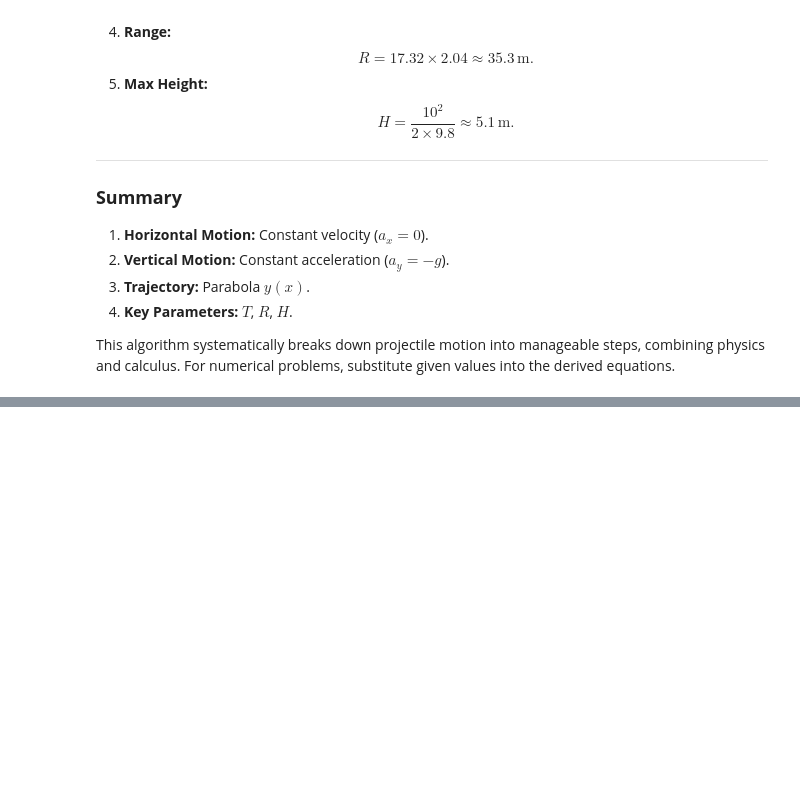
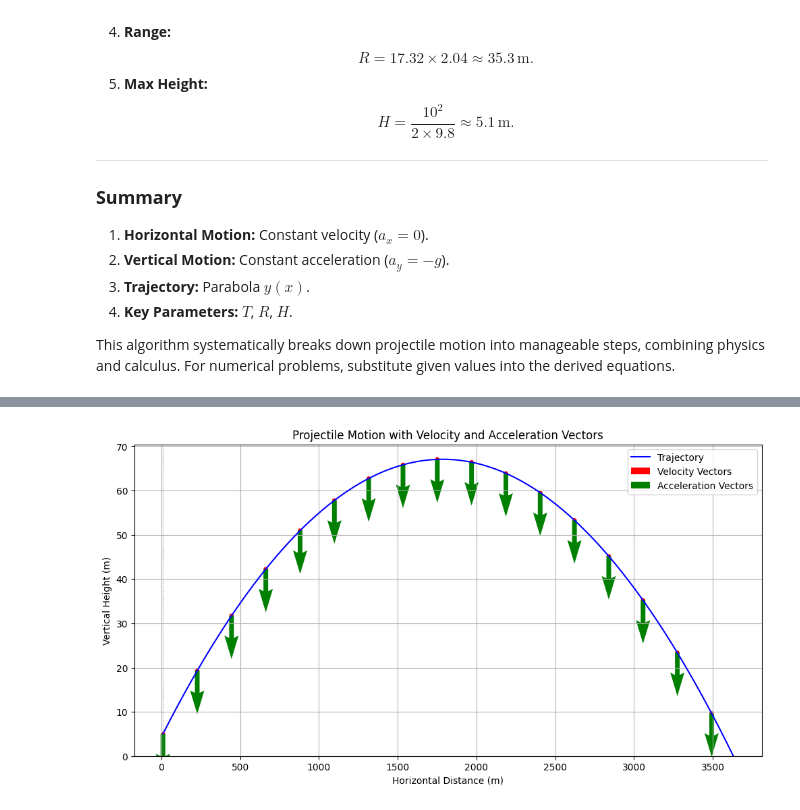
Before and after one commit to book-g/only_image, a Jupyter notebook: my_notes/t1/w1/L3/L3v4.ipynb, the cells around one changed output, grey strips where cells are left out. Cells and saved outputs as stored; diff of their text form; code cells hidden in the pictures; blank space fills up the shorter version.

```diff
--- a/my_notes/t1/w1/L3/L3v4.ipynb
+++ b/my_notes/t1/w1/L3/L3v4.ipynb
@@ -230,0 +119,60 @@ These formulas cover **all standard projectile motion scenarios** in a vacuum. F
+# %%
+import matplotlib.pyplot as plt
+import numpy as np
+
+# === USER-DEFINED INPUTS ===
+v0 =    500  # Initial speed in m/s
+theta_deg = 4         # Launch angle in degrees
+x0, y0 = 10, 5         # Initial position (x0, y0) in meters
+g = 9.8               # Acceleration due to gravity
+
+# === CONVERSIONS ===
+theta_rad = np.radians(theta_deg)
+v0x = v0 * np.cos(theta_rad)  # Horizontal component
+v0y = v0 * np.sin(theta_rad)  # Vertical component
+
+# === TIME OF FLIGHT (solve quadratic: y(t) = y0 + v0y*t - 0.5*g*t^2 = 0) ===
+# 0 = y0 + v0y * T - 0.5 * g * T^2
+a = -0.5 * g
+b = v0y
+c = y0
+discriminant = b**2 - 4*a*c
+
+if discriminant < 0:
+    T = 2 * v0y / g  # fallback if projectile never reaches ground
+else:
+    T1 = (-b + np.sqrt(discriminant)) / (2*a)
+    T2 = (-b - np.sqrt(discriminant)) / (2*a)
+    T = max(T1, T2)  # Only consider the positive root
+
+# === TIME POINTS ===
+t = np.linspace(0, T, num=500)
+
+# === POSITION VECTORS ===
+x = x0 + v0x * t
+y = y0 + v0y * t - 0.5 * g * t**2
+
+# === VELOCITY VECTORS ===
+vx = np.full_like(t, v0x)
+vy = v0y - g * t
+
+# === ACCELERATION VECTORS (constant) ===
+ax = np.zeros_like(t)
+ay = -g * np.ones_like(t)
+
+# === PLOT ===
+plt.figure(figsize=(12, 6))
+plt.plot(x, y, label="Trajectory", color="blue")
+plt.quiver(x[::30], y[::30], vx[::30], vy[::30], color='red', angles='xy', scale_units='xy', scale=50, label='Velocity Vectors')
+plt.quiver(x[::30], y[::30], ax[::30], ay[::30], color='green', angles='xy', scale_units='xy', scale=1, label='Acceleration Vectors')
+plt.title("Projectile Motion with Velocity and Acceleration Vectors")
+plt.xlabel("Horizontal Distance (m)")
+plt.ylabel("Vertical Height (m)")
+plt.grid(True)
+plt.axhline(0, color='black', linestyle='--', linewidth=0.8)  # ground line
+plt.axvline(x0, color='gray', linestyle=':', linewidth=0.8)   # initial x
+plt.ylim(bottom=0)
+plt.legend()
+plt.show()
+# %% [output]
+[figure, added]
```
Also changed, not shown: parts of 6 cells of this notebook.
